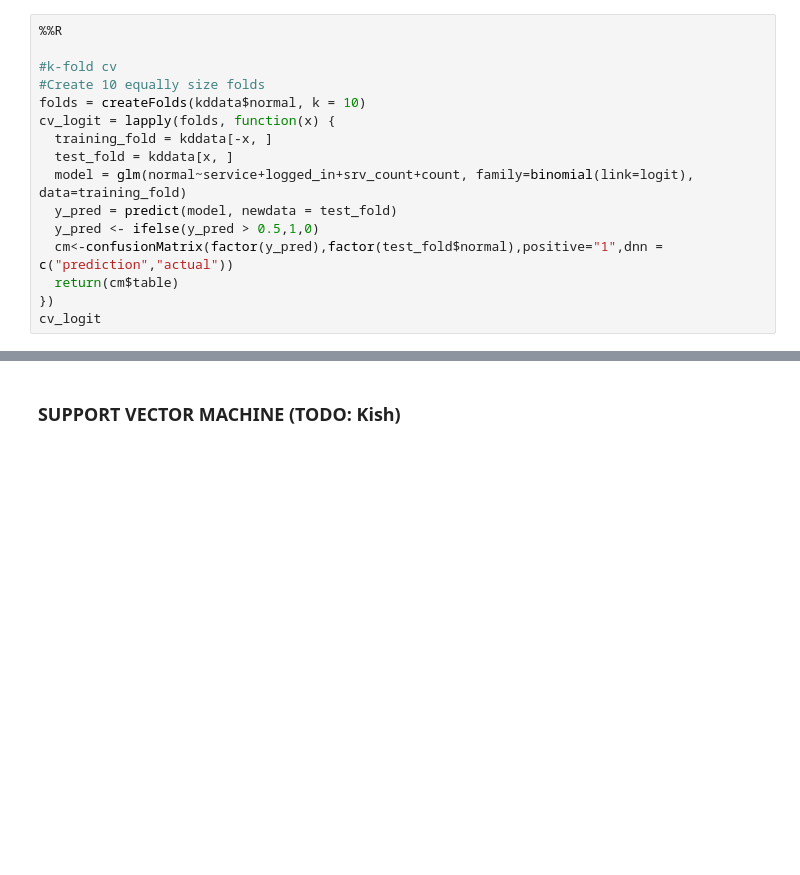
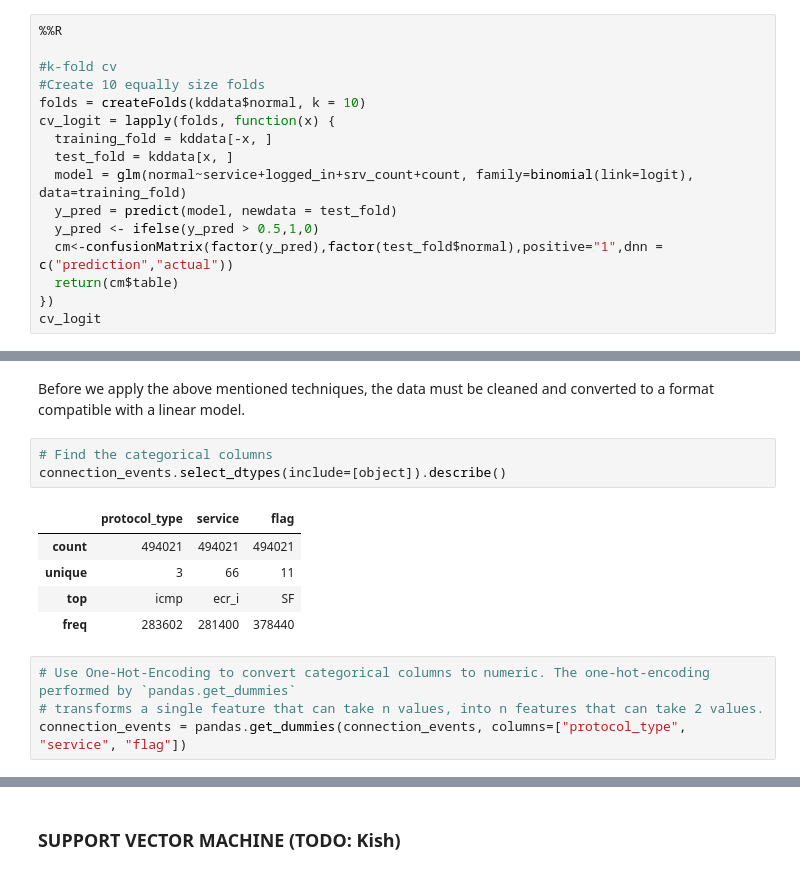
Before and after one commit to dj311/data-science-toolbox-2, a Jupyter notebook: project/report.ipynb, the cells around one changed output, grey strips where cells are left out. Cells and saved outputs as stored; diff of their text form; blank space fills up the shorter version.

```diff
--- a/project/report.ipynb
+++ b/project/report.ipynb
@@ -435,0 +439,15 @@ cv_logit
+# %% [markdown]
+Before we apply the above mentioned techniques, the data must be cleaned and converted to a format compatible with a linear model.
+# %%
+# Find the categorical columns
+connection_events.select_dtypes(include=[object]).describe()
+# %% [output]
+|  | protocol_type | service | flag |
+| count | 494021 | 494021 | 494021 |
+| unique | 3 | 66 | 11 |
+| top | icmp | ecr_i | SF |
+| freq | 283602 | 281400 | 378440 |
+# %%
+# Use One-Hot-Encoding to convert categorical columns to numeric. The one-hot-encoding performed by `pandas.get_dummies`
+# transforms a single feature that can take n values, into n features that can take 2 values.
+connection_events = pandas.get_dummies(connection_events, columns=["protocol_type", "service", "flag"])
```
Also changed, not shown: parts of 22 cells of this notebook.
